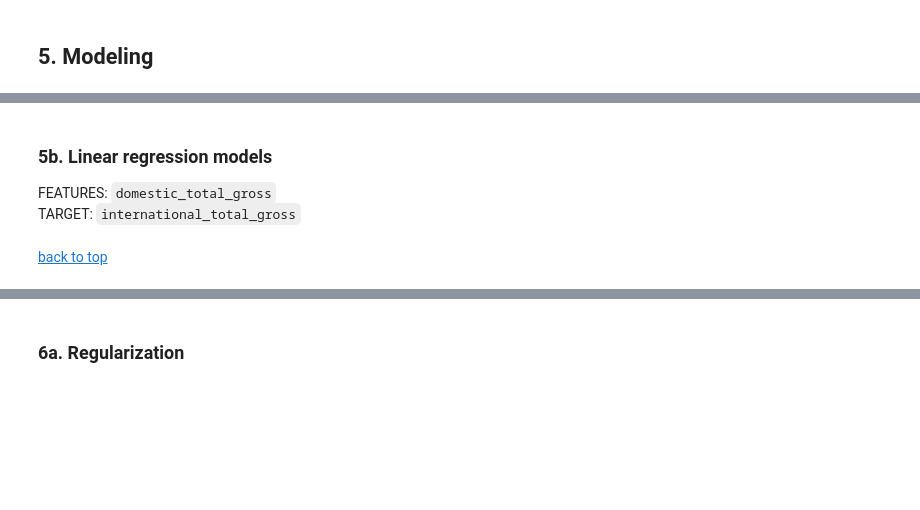
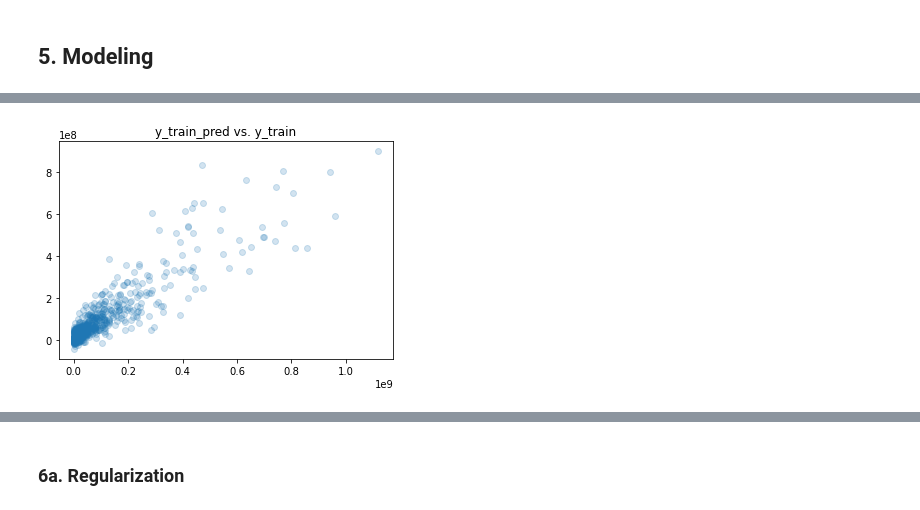
Before and after one commit to slp22/regression-project, a Jupyter notebook: adaptation_movies_regression.ipynb, the cells around one changed output, grey strips where cells are left out. Drawn from its saved outputs; the diff is of its cells as text; code cells hidden in the pictures; blank space fills up the shorter version.

```diff
--- a/adaptation_movies_regression.ipynb
+++ b/adaptation_movies_regression.ipynb
@@ -293,21 +265,0 @@ cross_val_score(lm, X, y, cv=kf, scoring='r2')
-# %%
-#???????? split train-test
-X_train, X_test, y_tes, y_test = train_test_split(movie_df[['domestic_total_gross']],
-                                                movie_df['international_total_gross'],
-                                                test_size=0.20,
-                                                random_state=42)
-# %%
-#FEATURES: domestic_total_gross
-#TARGET: international_total_gross
-
-
-# simple linear model (slm)
-movie_slm = LinearRegression()
-movie_slm.fit(X_train,y_train)
-
-print('train score:', round(movie_slm.score(X_train,y_train), 3))
-print('test score:', round(movie_slm.score(X_test,y_test), 3))
-print('\n')
-print('m_1.coef', movie_slm.coef_ )
-
-# model does not perform well
@@ -320,4 +265,0 @@ sns.residplot(x='domestic_total_gross', y='international_total_gross', data=movi
-# %% [markdown]
-### 5b. Linear regression models<a id='5b'></a>
-FEATURES: `domestic_total_gross` <br/>
-TARGET: `international_total_gross`
@@ -377,16 +266,9 @@ lm_poly = LinearRegression()
-# %%
-# Fit three models and print R^2 score
-
-#1 LIN REG
-lm.fit(X_train, y_train)
-print(f'Linear Regression val R^2: {lm.score(X_val, y_val):.3f}')
-
-# 2 RIDGE
-lm_reg.fit(X_train_scaled, y_train)
-print(f'Ridge Regression val R^2: {lm_reg.score(X_val_scaled, y_val):.3f}')
-
-# 3 POLY
-lm_poly.fit(X_train_poly, y_train)
-print(f'Degree 2 polynomial regression val R^2: {lm_poly.score(X_val_poly, y_val):.3f}')
-# %% [markdown]
-[back to top](#top)
+# %%
+# train: fitted vs. actual
+y_train_pred = lin_reg.predict(X_train)
+
+plt.scatter(y_train, y_train_pred, alpha=0.2)
+plt.plot([0, 400], [0, 400])
+plt.title("y_train_pred vs. y_train");
+# %% [output]
+[figure, added]
```
Also changed, not shown: parts of 40 cells of this notebook.
